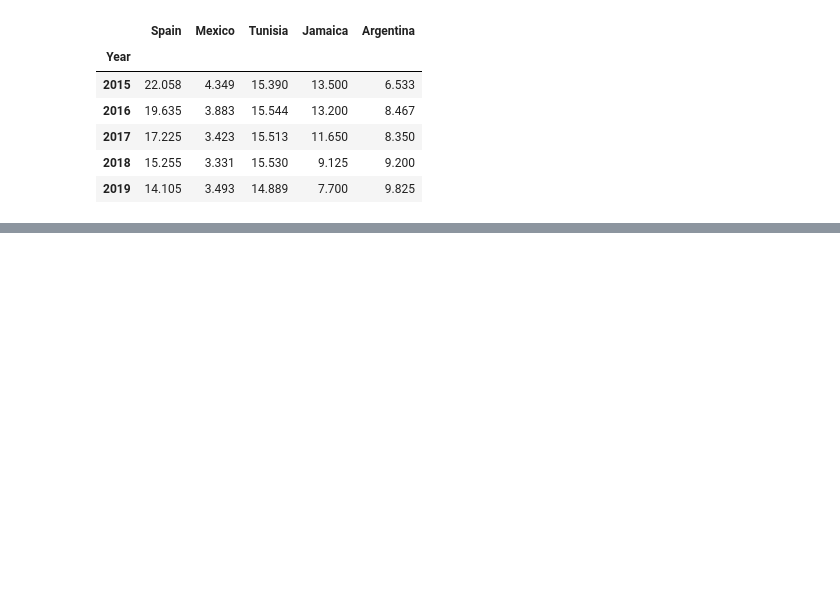
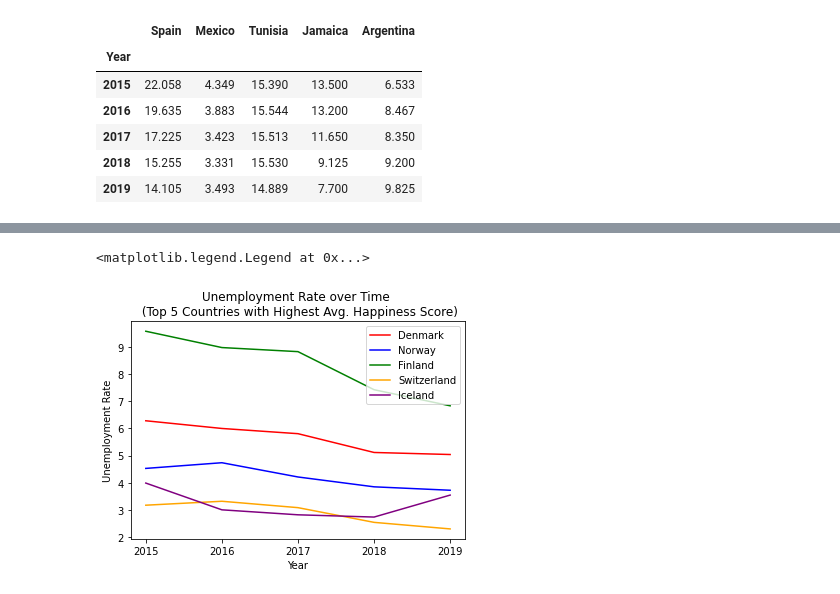
Before and after one commit to reginesgit/Factors-Contributing-to-a-Countrys-Happiness, a Jupyter notebook: Unemployment/Unemployment_Visuals.ipynb, the cells around one changed output, grey strips where cells are left out. Saved outputs shown, nothing was run; the diff lists cells and outputs as text; code cells hidden in the pictures; blank space fills up the shorter version.

```diff
--- a/Unemployment/Unemployment_Visuals.ipynb
+++ b/Unemployment/Unemployment_Visuals.ipynb
@@ -259,0 +294,6 @@ plt.legend(handles=[country_1, country_2, country_3, country_4, country_5], loc=
+# %%
+# Create new DataFrame to filter out unwanted columns
+top10_unemp_info_df = top10_unemp_merged_df[['Country', 'Unemp. Rate_2015', 'Unemp. Rate_2016',\
+                                               'Unemp. Rate_2017', 'Unemp. Rate_2018', 'Unemp. Rate_2019']]
+top10_unemp_info_df.set_index('Country', inplace = True)
+top10_unemp_info_df
@@ -259,0 +325,38 @@ plt.legend(handles=[country_1, country_2, country_3, country_4, country_5], loc=
+# %%
+# Create variables holding numpy arrays of different rows of the sample_happiness_df
+country_1_info = top10_unemp_info_df.iloc[0].values
+country_2_info = top10_unemp_info_df.iloc[1].values
+country_3_info = top10_unemp_info_df.iloc[2].values
+country_4_info = top10_unemp_info_df.iloc[3].values
+country_5_info = top10_unemp_info_df.iloc[4].values
+# country_6_info = top10_unemp_info_df.iloc[5].values
+# country_7_info = top10_unemp_info_df.iloc[6].values
+# country_8_info = top10_unemp_info_df.iloc[7].values
+# country_9_info = top10_unemp_info_df.iloc[8].values
+# country_10_info = top10_unemp_info_df.iloc[9].values
+# %%
+# Add labels to X and Y axes :: Add title
+year = ['2015', '2016', '2017', '2018', '2019']
+plt.title("Unemployment Rate over Time \n (Top 5 Countries with Highest Avg. Happiness Score)")
+plt.xlabel("Year")
+plt.ylabel("Unemployment Rate")
+
+# Plot the charts and apply some styling
+country_1, = plt.plot(year, country_1_info, color="red", label= country_1_name)
+country_2, = plt.plot(year, country_2_info, color="blue", label= country_2_name)
+country_3, = plt.plot(year, country_3_info, color="green", label= country_3_name)
+country_4, = plt.plot(year, country_4_info, color="orange", label= country_4_name)
+country_5, = plt.plot(year, country_5_info, color= "purple", label= country_5_name)
+# country_6, = plt.plot(year, country_6_info, color= "gold", label= country_6_name)
+# country_7, = plt.plot(year, country_7_info, color= "coral", label= country_7_name)
+# country_8, = plt.plot(year, country_8_info, color= "skyblue", label= country_8_name)
+# country_9, = plt.plot(year, country_9_info, color= "magenta", label= country_9_name)
+# country_10, = plt.plot(year, country_10_info, color= "tomato", label= country_10_name)
+
+# Create a legend for the chart
+plt.legend(handles=[country_1, country_2, country_3, country_4, country_5], loc="best")
+# plt.legend(handles=[country_1, country_2, country_3, country_4, country_5,\
+#                     country_6, country_7, country_8, country_9, country_10], loc="best")
+# %% [output]
+<matplotlib.legend.Legend at 0x...>
+[figure, added]
```
Also changed, not shown: parts of 16 cells of this notebook, 3 other files.
